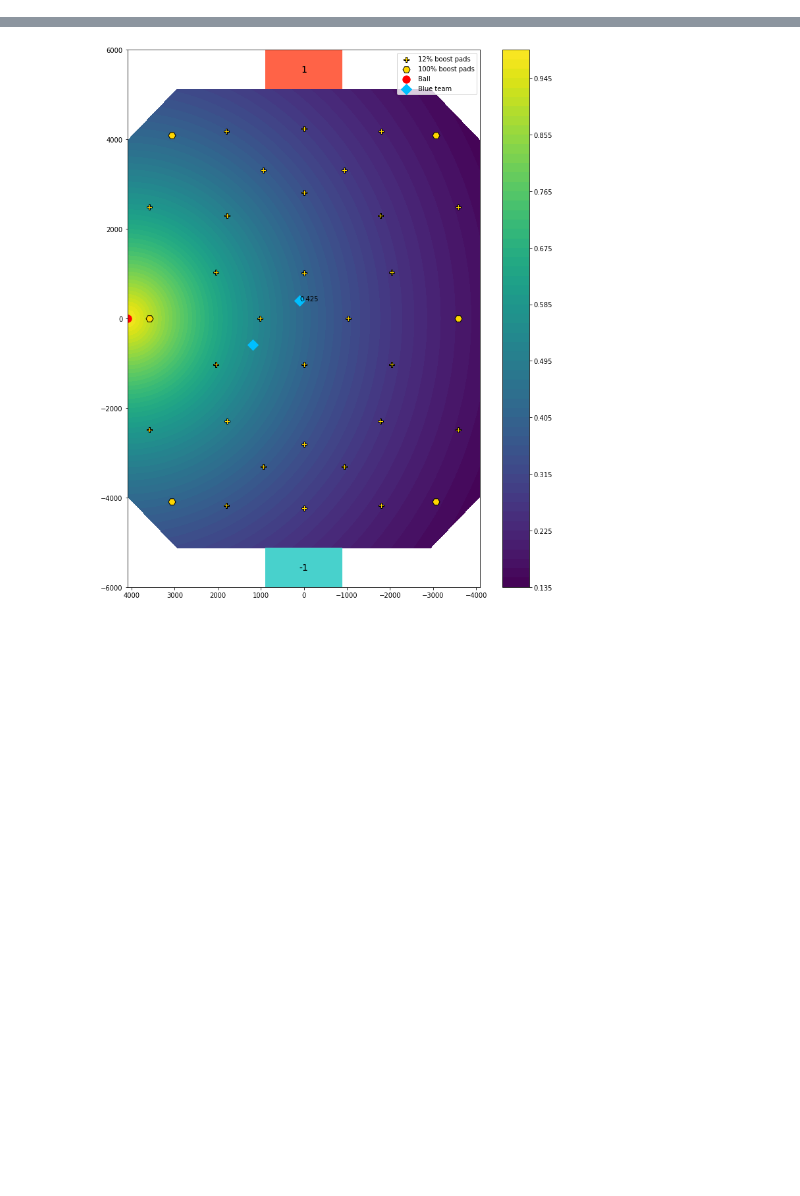
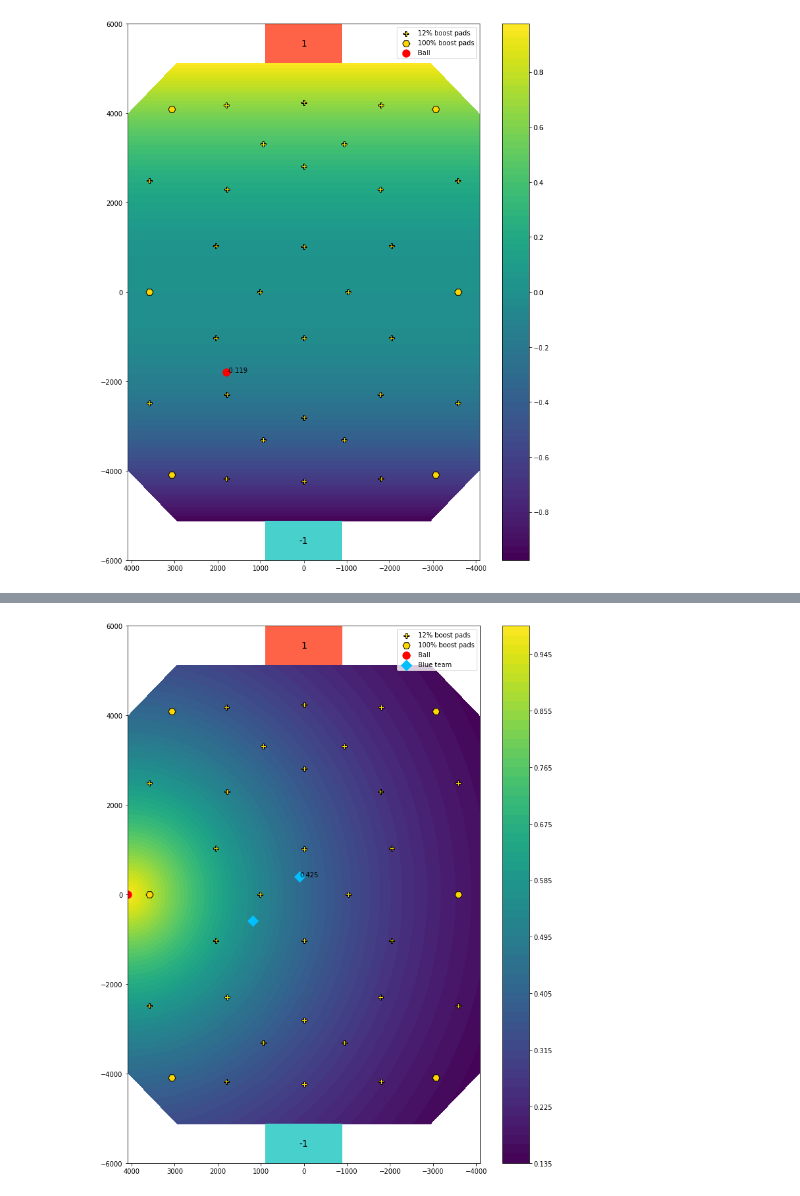
Before and after one commit to Enkhai/lucy-utils, a Jupyter notebook: examples/16_custom_reward_analysis.ipynb, the cells around one changed output, grey strips where cells are left out. Drawn from its saved outputs; the diff is of its cells as text; code cells hidden in the pictures; blank space fills up the shorter version.

```diff
--- a/examples/16_custom_reward_analysis.ipynb
+++ b/examples/16_custom_reward_analysis.ipynb
@@ -29,0 +62,6 @@ NameError: name 'np' is not defined
+# %%
+ball2goalwall_dist_zs = custom.ball_y_coord(arena_positions, exponent=2)
+# %%
+plotting.arena_contour(ball2goalwall_dist_zs, ball_position, annotate_ball=True)
+# %% [output]
+[figure, added]
```
Also changed, not shown: parts of 79 cells of this notebook, 3 other files.
